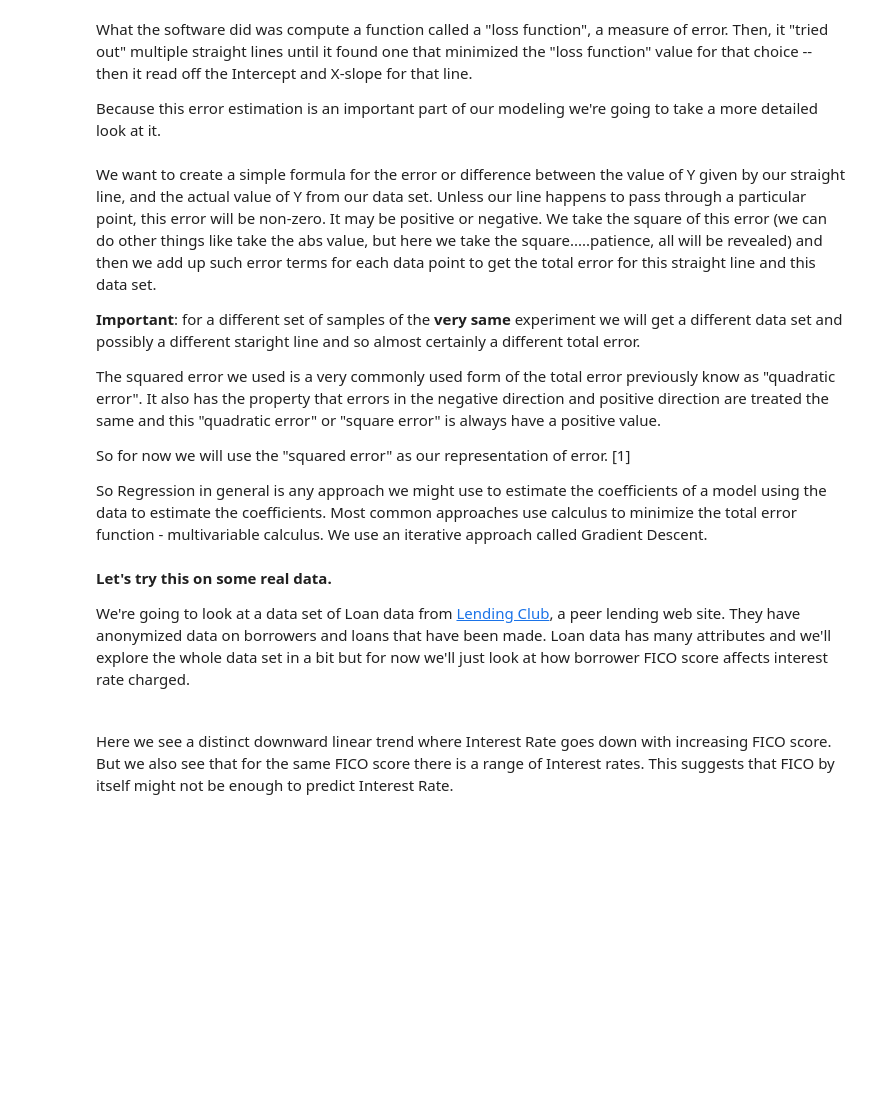
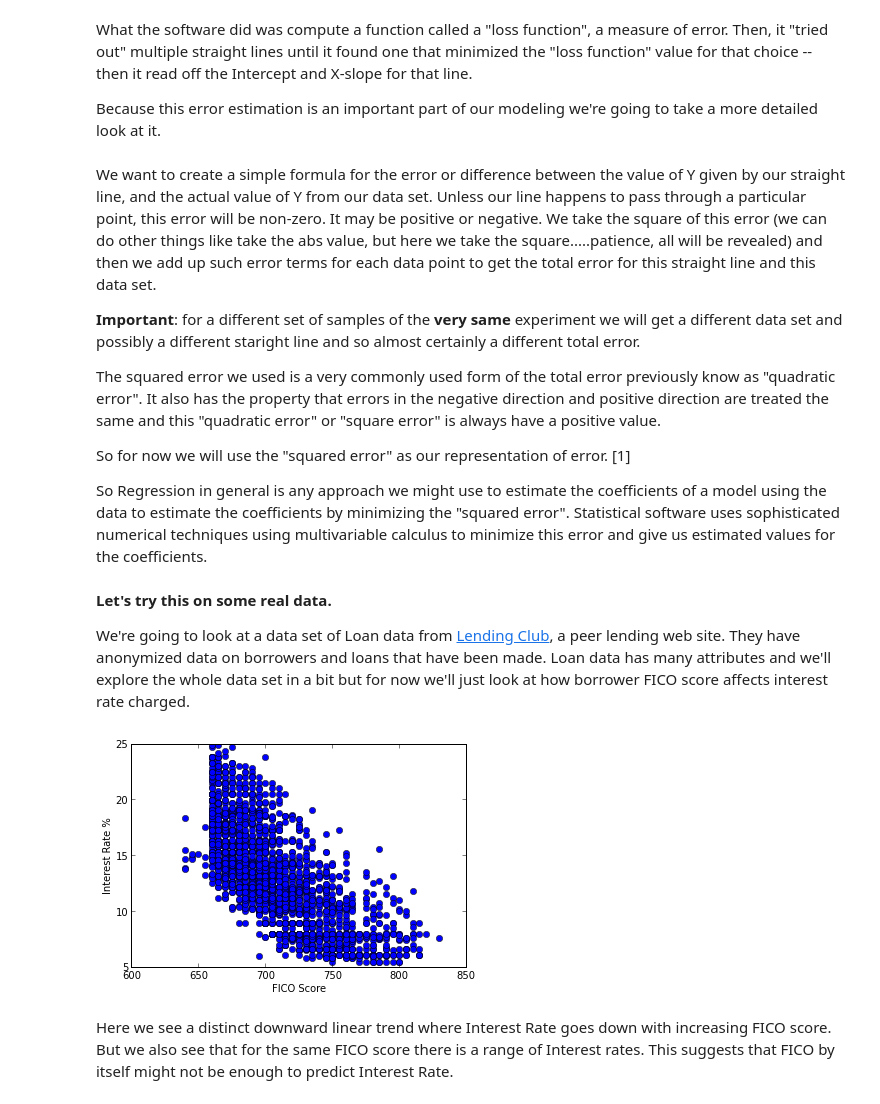
Before and after one commit to nborwankar/opendatasci, a Jupyter notebook: notebooks/A1. Linear Regression - Overview.ipynb, the cells around one changed output. Cells and saved outputs as stored; diff of their text form; code cells hidden in the pictures; blank space fills up the shorter version.

```diff
--- a/notebooks/A1. Linear Regression - Overview.ipynb
+++ b/notebooks/A1. Linear Regression - Overview.ipynb
@@ -222,15 +144,28 @@ The squared error we used is a very commonly used form of the total error previo
 
 So for now we will use the "squared error" as our representation of error. [1]
 
-So Regression in general is any approach we might use to estimate the coefficients of a model using the data to estimate the coefficients.
-Most common approaches use calculus to minimize the total error function - multivariable calculus. We use an iterative approach called Gradient Descent.
+So Regression in general is any approach we might use to estimate the coefficients of a model using the data to estimate the coefficients by minimizing the "squared error".  Statistical software uses sophisticated numerical techniques using multivariable calculus to minimize this error and give us estimated values for the coefficients.
 # %% [markdown]
 **Let's try this on some real data.**
 
 We're going to look at a data set of Loan data from [Lending Club](http://www.lendingclub.com), a peer lending web site.
 They have anonymized data on borrowers and loans that have been made. Loan data has many attributes and we'll explore the whole data set in a bit but for now we'll just look at how borrower FICO score affects interest rate charged.
-# %% [markdown]
-<image src="files/images/regressionline_fulldataset.png" />
+# %%
+import pandas as pd
+
+# import the cleaned up dataset into a pandas data frame
+df = pd.read_csv('../datasets/loanf.csv')
+
+# extract FICO Score and Interest Rate and plot them
+# FICO Score on x-axis, Interest Rate on y-axis
+intrate = df['Interest.Rate']
+fico = df['FICO.Score']
+p = plot(fico,intrate,'o')
+ax = gca()
+xt = ax.set_xlabel('FICO Score')
+yt = ax.set_ylabel('Interest Rate %')
+# %% [output]
+[figure, added]
 # %% [markdown]
 Here we see a distinct downward linear trend where Interest Rate goes down with increasing FICO score. But we also see that for the same FICO score there is a range of Interest rates.  This suggests that FICO by itself might not be enough to predict Interest Rate.
 # %% [markdown]
```
Also changed, not shown: parts of 16 cells of this notebook, 35 other files.
